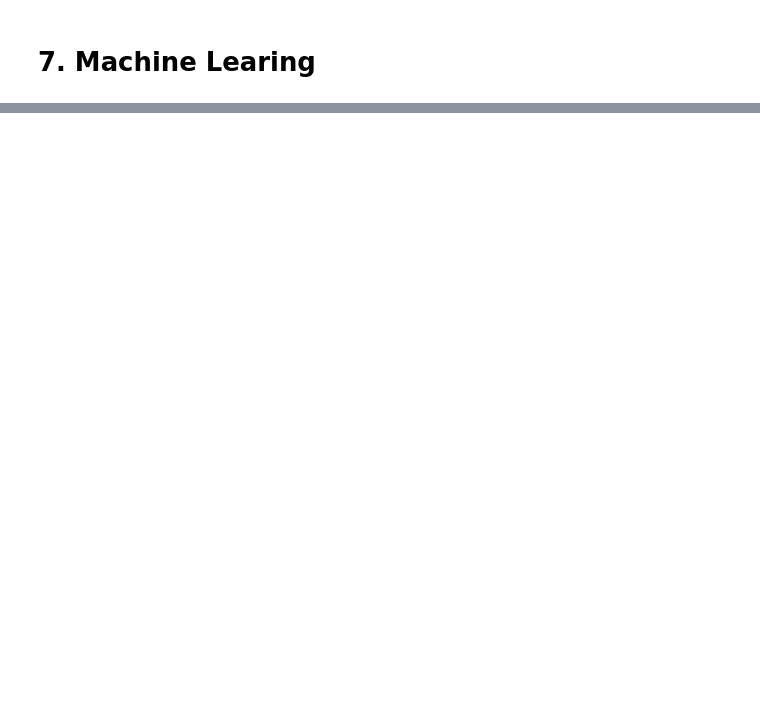
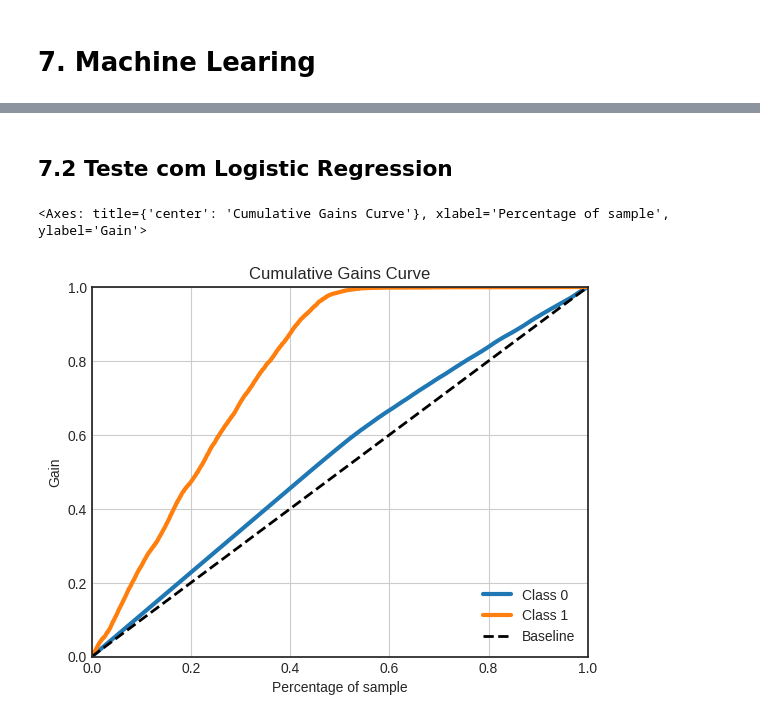
Before and after one commit to ezequielpf/health_insurance_cross_sell, a Jupyter notebook: notebooks/1.0.epf_health_insurance_cross_sell.ipynb, the cells around one changed output, grey strips where cells are left out. Cells and saved outputs as stored; diff of their text form; code cells hidden in the pictures; blank space fills up the shorter version.

```diff
--- a/notebooks/1.0.epf_health_insurance_cross_sell.ipynb
+++ b/notebooks/1.0.epf_health_insurance_cross_sell.ipynb
@@ -333,0 +348,20 @@ Name: response, dtype: float64
+# %%
+# Fazer apenas transform
+
+X_val['annual_premium'] = std_scaler.transform(X_val[['annual_premium']])
+
+X_val['age'] = mms_age.transform(X_val[['age']])
+
+X_val['vintage'] = mms_vintage.transform(X_val[['vintage']])
+
+X_val['gender'] = tar_enc_gender.transform(X_val[['gender']])
+
+X_val['region_code'] = tar_enc_region_code.transform(X_val[['region_code']])
+
+X_val_vehicle_age_encoded = ohe_vehicle_age.transform(X_val[['vehicle_age']])
+X_val_vehicle_age_encoded = X_val_vehicle_age_encoded.toarray()
+aux = pd.DataFrame(X_val_vehicle_age_encoded, columns=ohe_vehicle_age.get_feature_names_out(), index=X_val.index)
+X_val = pd.concat([X_val, aux], axis=1)
+X_val.drop('vehicle_age', axis=1, inplace=True)
+
+X_val.loc[:, 'policy_sales_channel'] = X_val['policy_sales_channel'].map(fe_policy_sales_channel)
@@ -336,2 +429,7 @@ Name: response, dtype: float64
 # %% [markdown]
 # 7. Machine Learing
+# %%
+selected_features = ['vintage', 'annual_premium', 'region_code', 'age', 'gender', 'vehicle_damage', 'policy_sales_channel', 'previously_insured']
+
+# x_train = df1_train[selected_features]
+# x_val = X_val[selected_features]
@@ -337,0 +452,15 @@ Name: response, dtype: float64
+# %% [markdown]
+## 7.2 Teste com Logistic Regression
+# %%
+# Definição e treino do modelo
+lr_model = LogisticRegression(random_state=42)
+lr_model.fit(df1_train[selected_features], df1_train[['response']])
+
+# Predição - poder de GENERALIZAÇÃO
+yhat_lr = lr_model.predict_proba(X_val[selected_features])
+# %%
+skplt.metrics.plot_cumulative_gain(y_true=y_val, y_probas=yhat_lr)
+# Se 40% (Percentage of sample) das pessoas da lista ordenada forem abordadas, 90% (Gain) dos interessados serão aboradados
+# %% [output]
+<Axes: title={'center': 'Cumulative Gains Curve'}, xlabel='Percentage of sample', ylabel='Gain'>
+[figure, added]
```
Also changed, not shown: parts of 23 cells of this notebook.
